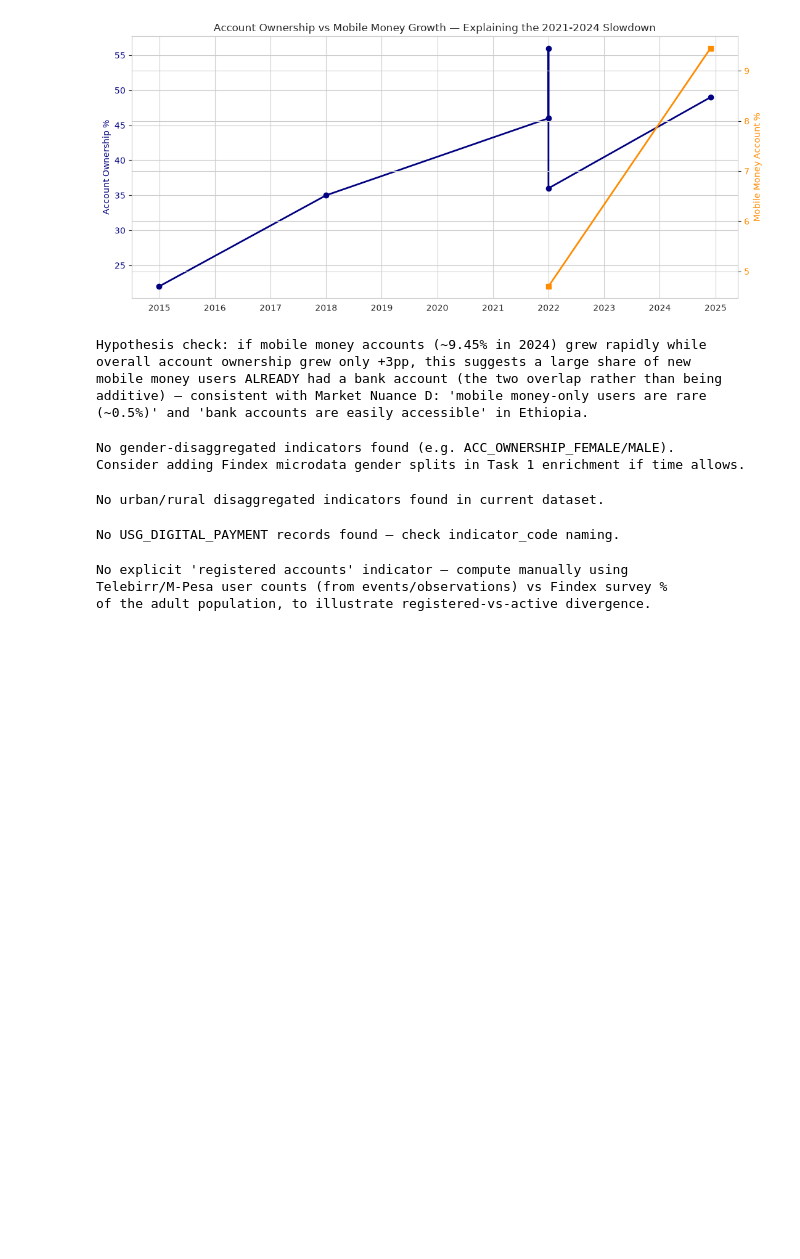
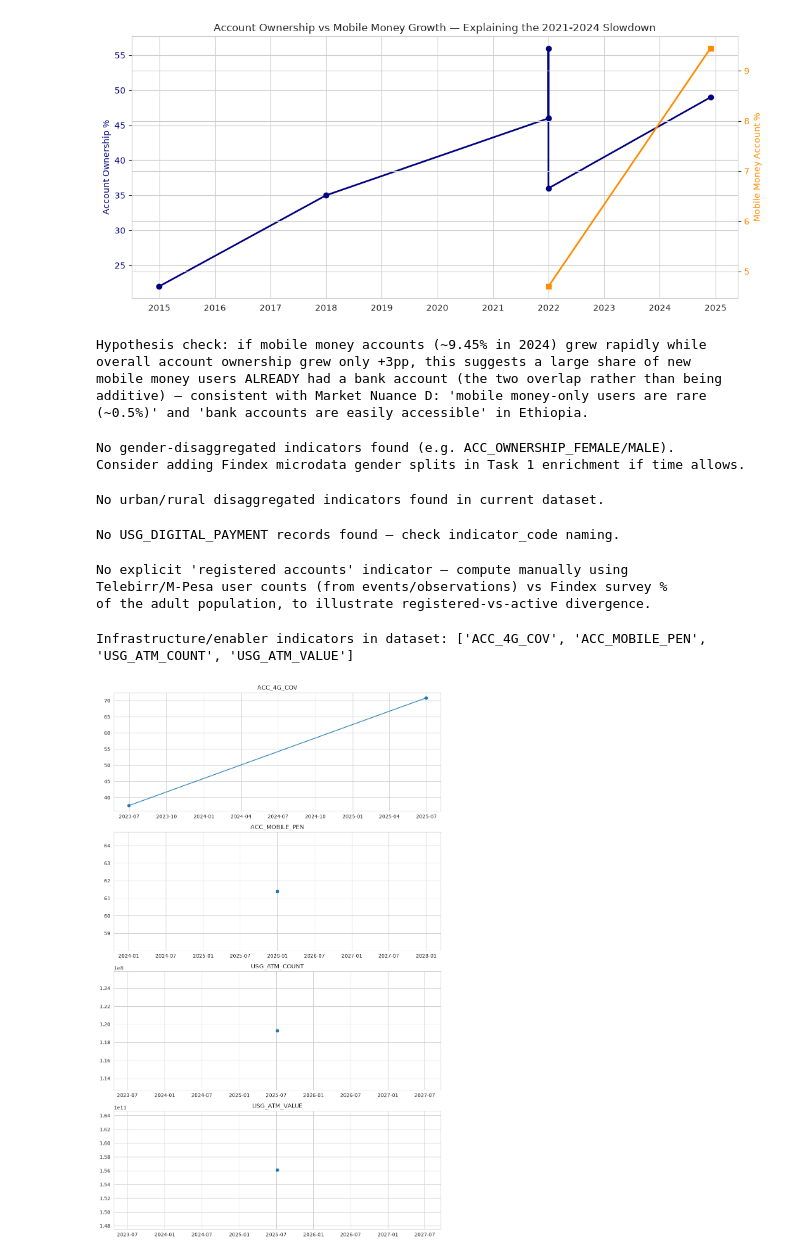
Before and after one commit to Sumeyahassen/ethiopia-fi-forecast, a Jupyter notebook: notebooks/02_eda.ipynb, the cells around one changed output. Drawn from its saved outputs; the diff is of its cells as text; code cells hidden in the pictures; blank space fills up the shorter version.

Commit message:
infrastarcter enablity analaysis

```diff
--- a/notebooks/02_eda.ipynb
+++ b/notebooks/02_eda.ipynb
@@ -225,3 +225,27 @@ else:
 No explicit 'registered accounts' indicator — compute manually using
 Telebirr/M-Pesa user counts (from events/observations) vs Findex survey %
 of the adult population, to illustrate registered-vs-active divergence.
+# %%
+# infrastracter enablity
+infra_keywords = ['4G', 'MOBILE_PEN', 'ATM', 'AGENT', 'INTERNET', 'ELECTRIC', 'SMARTPHONE']
+infra_indicators = [c for c in obs['indicator_code'].unique()
+                     if any(k in str(c).upper() for k in infra_keywords)]
+
+print("Infrastructure/enabler indicators in dataset:", infra_indicators)
+
+if infra_indicators:
+    fig, axes = plt.subplots(len(infra_indicators), 1, figsize=(10, 4 * len(infra_indicators)))
+    if len(infra_indicators) == 1:
+        axes = [axes]
+    for ax, code in zip(axes, infra_indicators):
+        subset = obs[obs['indicator_code'] == code].sort_values('observation_date')
+        ax.plot(subset['observation_date'], subset['value_numeric'], marker='o')
+        ax.set_title(code)
+    plt.tight_layout()
+    plt.show()
+else:
+    print("No infrastructure indicators found — check Sheet C of the Enrichment Guide")
+    print("for what to add (4G coverage, agent density, ATM density, etc.)")
+# %% [output]
+Infrastructure/enabler indicators in dataset: ['ACC_4G_COV', 'ACC_MOBILE_PEN', 'USG_ATM_COUNT', 'USG_ATM_VALUE']
+[figure, added]
```
